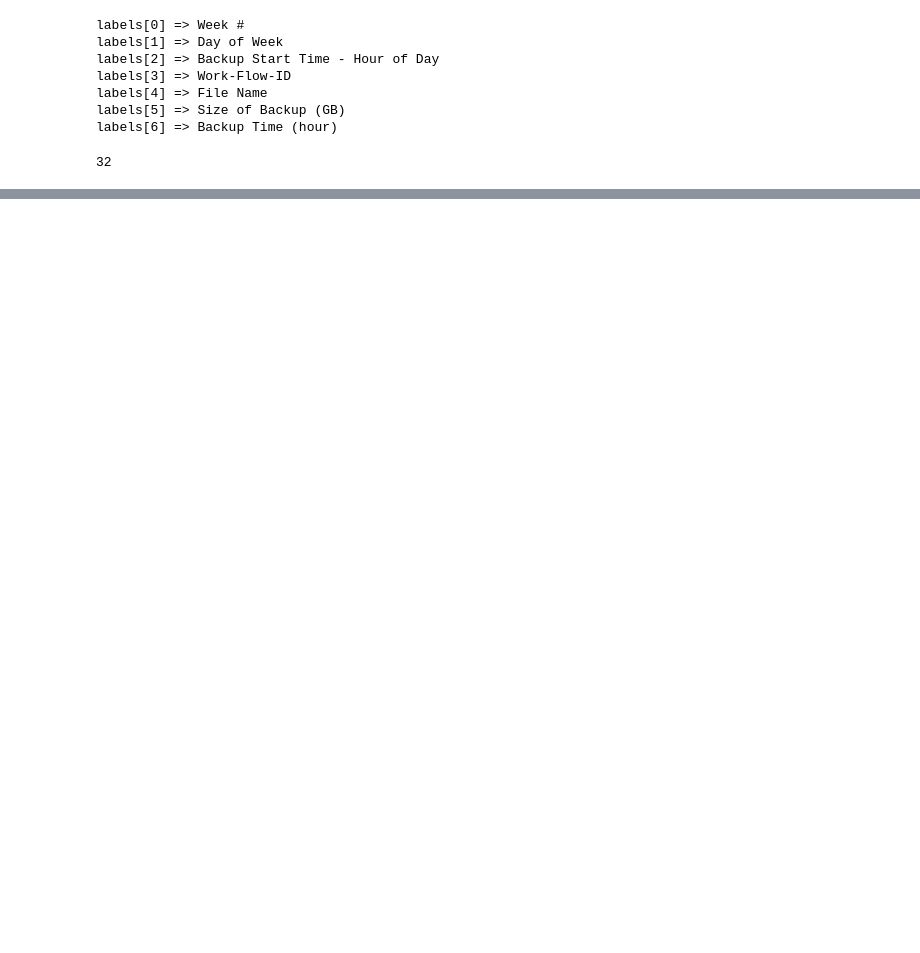
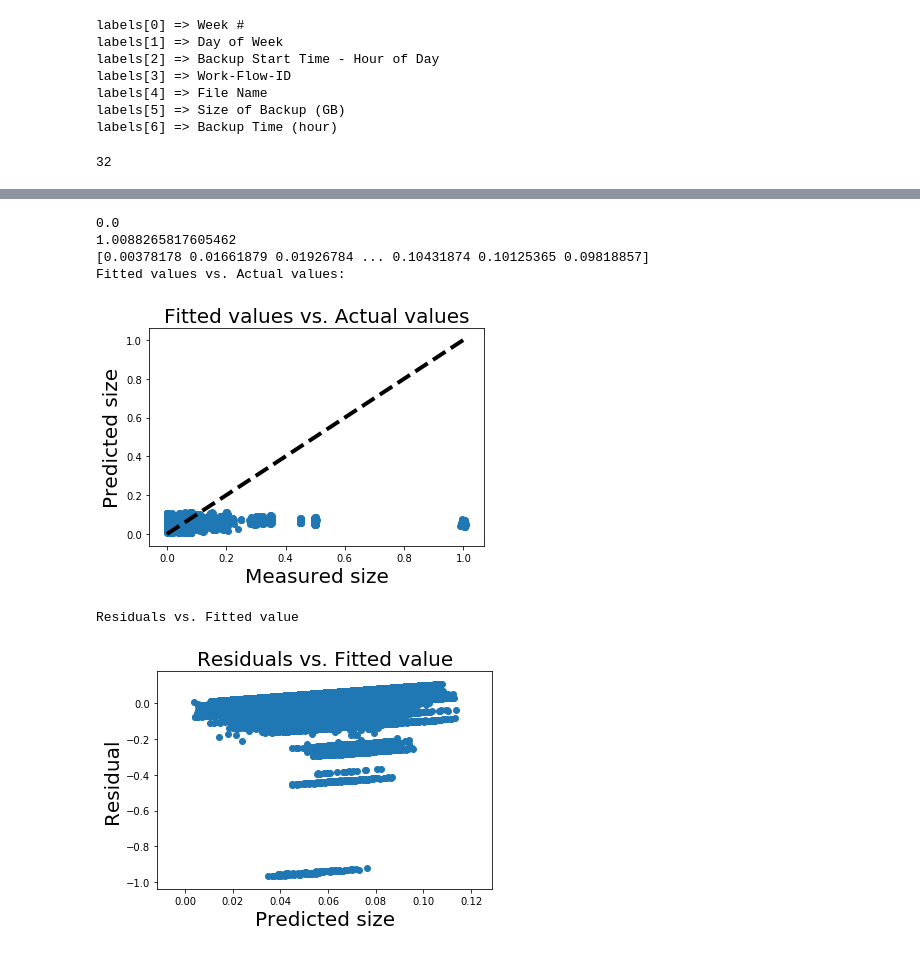
Before and after one commit to HonglanHuang/ee219, a Jupyter notebook: project4/codes/Part 2a.ipynb, the cells around one changed output, grey strips where cells are left out. Saved outputs shown, nothing was run; the diff lists cells and outputs as text; code cells hidden in the pictures; blank space fills up the shorter version.

Commit message:
standard data and plot

```diff
--- a/project4/codes/Part 2a.ipynb
+++ b/project4/codes/Part 2a.ipynb
@@ -181,3 +165,45 @@ Fitted values vs. Actual values:
 [figure]
 Residuals vs. Fitted value
 [figure]
+# %%
+#standard
+from sklearn.preprocessing import StandardScaler
+
+scaler = StandardScaler(copy = False, with_mean=False, with_std=True)
+scaler.fit(Training)
+Standard_Training = scaler.transform(Training)
+Lin_reg = LinearRegression(fit_intercept = False)
+Lin_reg.fit(Standard_Training,Target)
+
+Predict = cross_val_predict(Lin_reg, Standard_Training, Target, cv = 10)
+
+print Target.min()
+print Target.max()
+print Predict
+
+fig, ax = plt.subplots()
+ax.scatter(Target, Predict)
+ax.plot([Target.min(), Target.max()], [Target.min(), Target.max()], 'k--', lw = 4)
+ax.set_xlabel('Measured size', fontsize = 20)
+ax.set_ylabel('Predicted size', fontsize = 20)
+plt.title('Fitted values vs. Actual values', fontsize = 20)
+print "Fitted values vs. Actual values:"
+plt.show()
+
+
+
+fig, ax = plt.subplots()
+ax.scatter(Predict, Predict-Target)
+ax.set_xlabel('Predicted size', fontsize = 20)
+ax.set_ylabel('Residual', fontsize = 20)
+plt.title('Residuals vs. Fitted value', fontsize = 20)
+print "Residuals vs. Fitted value"
+plt.show()
+# %% [output]
+0.0
+1.0088265817605462
+[0.00378178 0.01661879 0.01926784 ... 0.10431874 0.10125365 0.09818857]
+Fitted values vs. Actual values:
+[figure, added]
+Residuals vs. Fitted value
+[figure, added]
```
Also changed, not shown: parts of 2 cells of this notebook.
